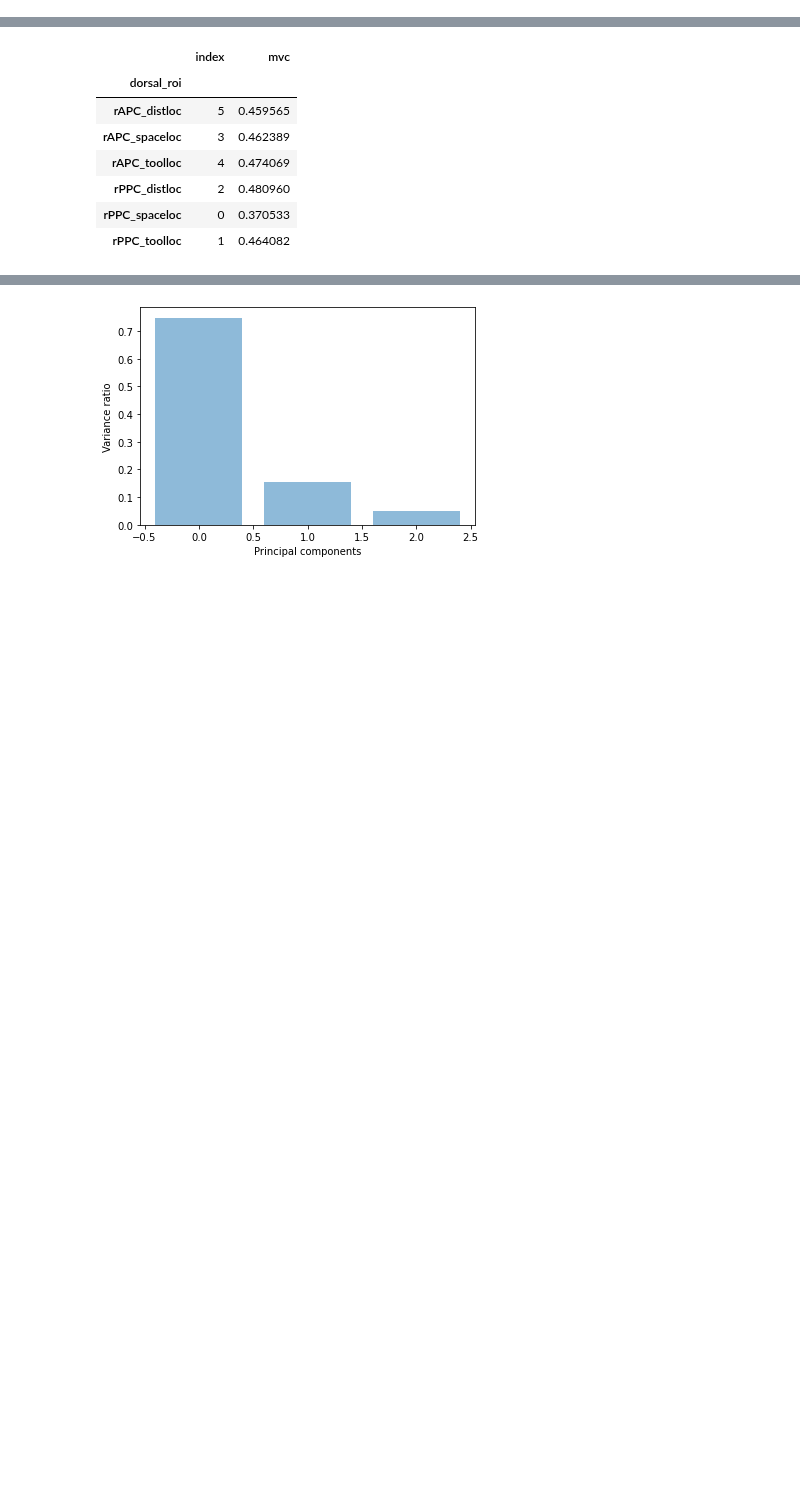
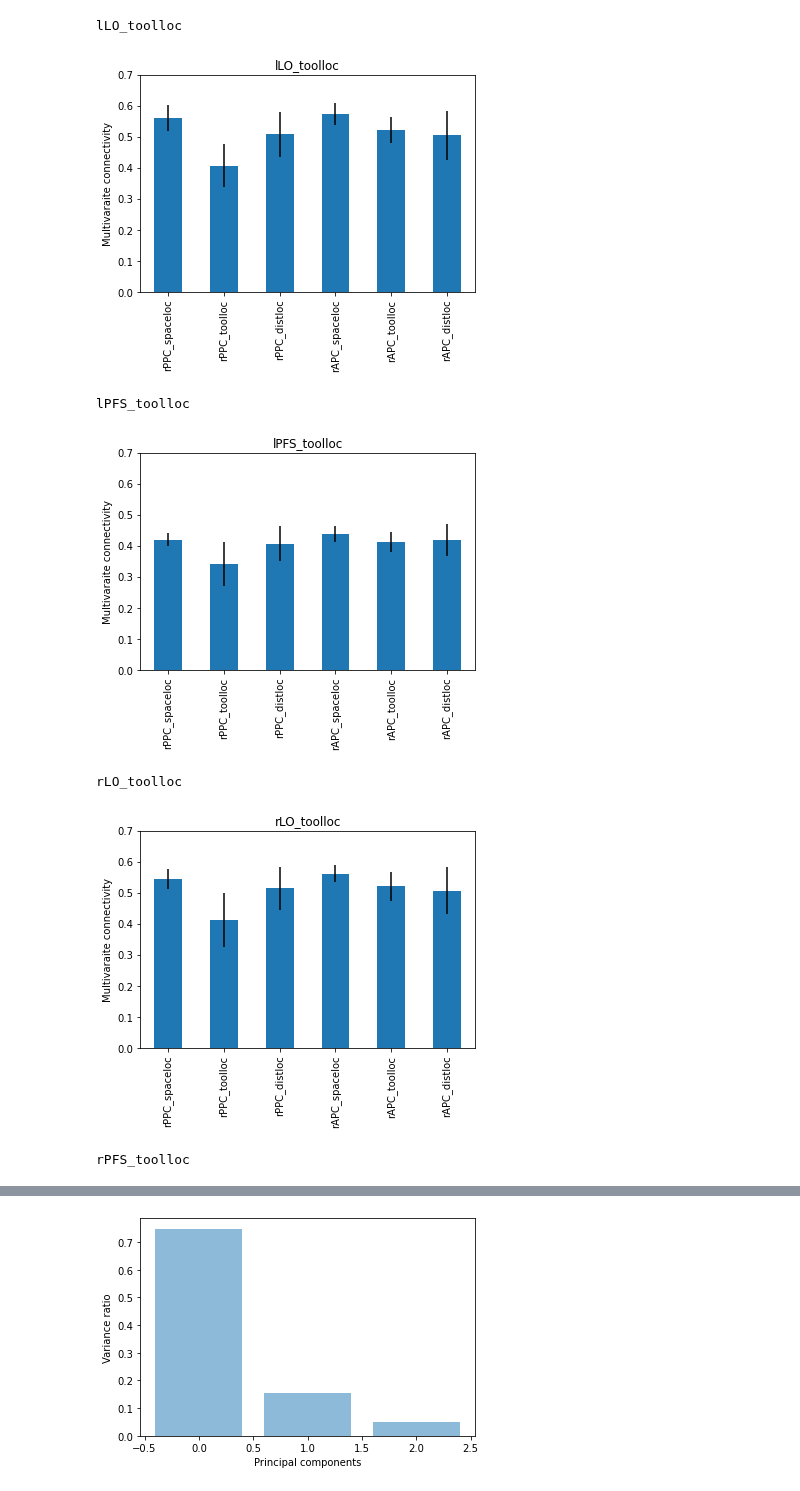
Before and after one commit to vayzenb/docnet, a Jupyter notebook: fmri/docnet_mvc.ipynb, the cells around one changed output, grey strips where cells are left out. Cells and saved outputs as stored; diff of their text form; code cells hidden in the pictures; blank space fills up the shorter version.

```diff
--- a/fmri/docnet_mvc.ipynb
+++ b/fmri/docnet_mvc.ipynb
@@ -30,7 +30,9 @@ results_dir = '/user_data/vayzenbe/GitHub_Repos/docnet/results'
 exp = 'catmvpa'
 subj_list=["docnet2001", "docnet2003","docnet2004", "docnet2005", "docnet2007","docnet2008", "docnet2012"]
 subj_list = [2001,2003,2004, 2005, 2008, 2012]
-#subj_list = [2008, 2012]
+
+ventral_rois = ['LO_toolloc', 'PFS_toolloc']
+dorsal_rois = ['PPC_spaceloc',  'PPC_toolloc','PPC_distloc', 'APC_spaceloc',  'APC_toolloc','APC_distloc']
 
 #lr = 'r'
 #rr = 'PPC_spaceloc'
@@ -149,9 +151,9 @@ def shuffle_split(all_rois):
                 ventral_df =all_rois[(all_rois['roi'] == vroi)].reset_index()
 
 
-                for lr in ['r']:
+                for lr2 in ['r']:
                     for dr in dorsal_rois:
-                        droi = f'{lr}{dr}'
+                        droi = f'{lr2}{dr}'
                         if os.path.exists(f'{roi_dir}/{droi}_peak.nii.gz'):
                             dorsal_df =all_rois[(all_rois['roi'] == droi)].reset_index()
                             print(vroi,droi)
@@ -351,26 +353,34 @@ def copy_rois():
 # %%
 for lr in ['l','r']:
     for vr in ventral_rois:
         vroi = f'{lr}{vr}'
         roi_summary = pd.DataFrame(columns = ['sub'] + ['r' + dr for dr in dorsal_rois])
         for ss in subj_list:
             curr_df = pd.read_csv(f'{out_dir}/{study}{ss}_mvc.csv')
             curr_df = curr_df[curr_df['ventral_roi'] == vroi]
 
             roi_data = [ss]
-            for lr in ['l','r']:
+            for lr2 in ['r']:
                 for dr in dorsal_rois:
-                    droi = f'{lr}{dr}'
+                    droi = f'{lr2}{dr}'
                     try:
-                        roi_data.append(curr_df[curr_df['dorsal_roi'] == droi])
+                        roi_data.append(curr_df['mvc'][curr_df['dorsal_roi'] == droi].to_numpy()[0])
                     except:
                         roi_data.append(np.nan)
 
 
-            roi_summary.append(pd.Series(roi_data, index = roi_summary.columns), ignore_index=True)
+            roi_summary = roi_summary.append(pd.Series(roi_data, index = roi_summary.columns), ignore_index=True)
 
-
-
-            break
-        break
-    break
+        print(vroi)
+        roi_summary.to_csv(f'{results_dir}/{vroi}_mvc_summary.csv', index = False)
+        roi_summary.iloc[:,1:].mean().plot(kind = 'bar', title = vroi, ylim = [0, .7], ylabel = 'Multivaraite connectivity',
+        yerr=[roi_summary.iloc[:,1:].sem().to_list(), roi_summary.iloc[:,1:].sem().to_list()])
+        plt.pause(0.0001)
+# %% [output]
+lLO_toolloc
+[figure, added]
+lPFS_toolloc
+[figure, added]
+rLO_toolloc
+[figure, added]
+rPFS_toolloc
@@ -379,11 +387,0 @@ roi_summary['sub'] ='2001'
-# %%
-curr_df.groupby(['dorsal_roi']).mean()
-# %% [output]
-|  | index | mvc |
-| dorsal_roi |  |  |
-| rAPC_distloc | 5 | 0.459565 |
-| rAPC_spaceloc | 3 | 0.462389 |
-| rAPC_toolloc | 4 | 0.474069 |
-| rPPC_distloc | 2 | 0.480960 |
-| rPPC_spaceloc | 0 | 0.370533 |
-| rPPC_toolloc | 1 | 0.464082 |
```
Also changed, not shown: parts of 5 cells of this notebook, 10 other files.
